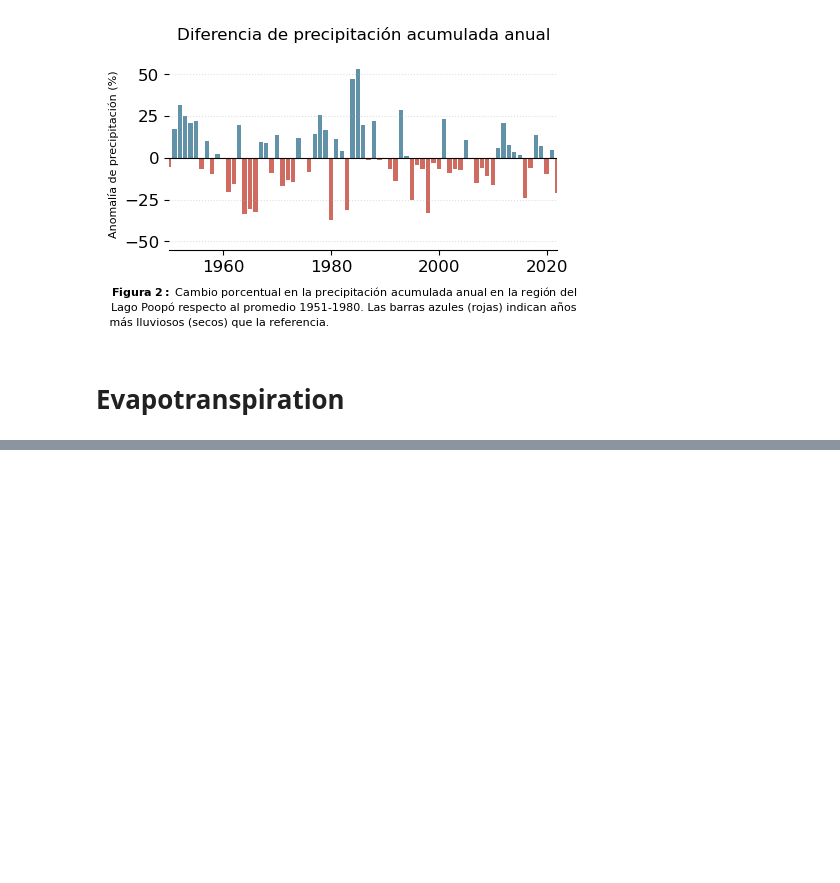
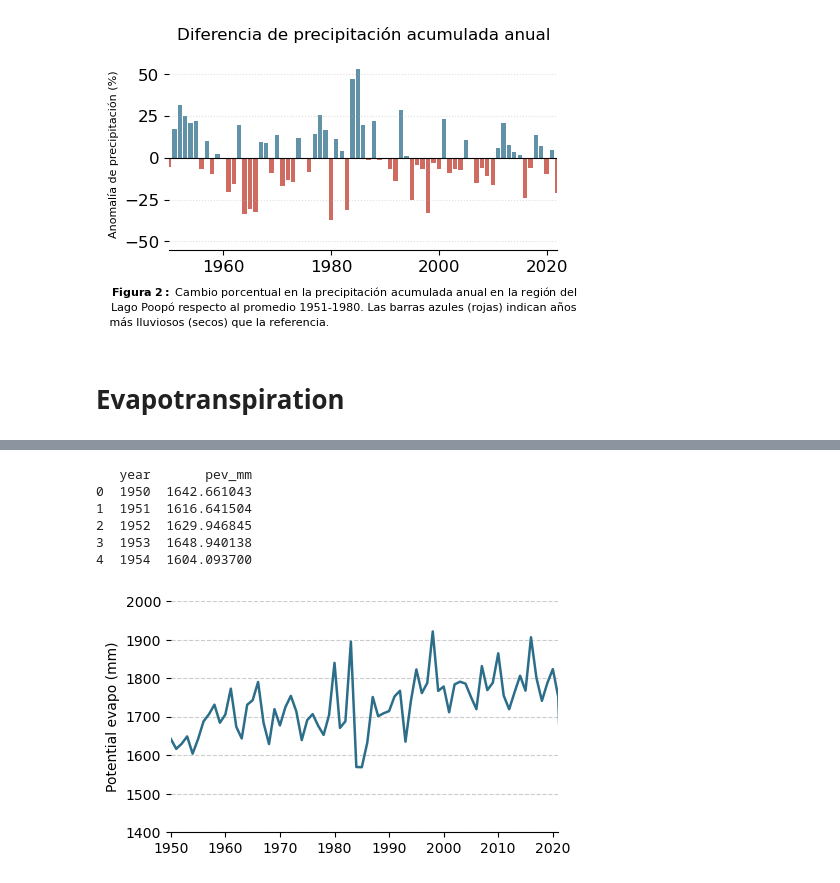
Before and after one commit to nayuAlv/Lake_Poopo, a Jupyter notebook: lake_analysis_cds.ipynb, the cells around one changed output, grey strips where cells are left out. Saved outputs shown, nothing was run; the diff lists cells and outputs as text; code cells hidden in the pictures; blank space fills up the shorter version.

Commit message:
Add potential evapo plot

```diff
--- a/lake_analysis_cds.ipynb
+++ b/lake_analysis_cds.ipynb
@@ -329,0 +354,43 @@ plt.show()
+# %%
+pev = xr.open_dataset(target_nc)
+# Monthly accumulation in mm
+monthly_pev = cds.era5_monthly_to_mm(pev, "pev", -1000)
+monthly_pev.to_csv( data_processed / "era5_land_pev_poopo_monthly.csv", index=False)
+annual_pev = (monthly_pev.groupby(monthly_pev["valid_time"].dt.year)[f"pev_mm"].sum().reset_index().rename(columns={"valid_time":"year"}))
+print(annual_pev.head())
+annual_pev.to_csv( data_processed / "era5_land_tp_poopo_annual.csv", index=False)
+# %% [output]
+   year       pev_mm
+0  1950  1642.661043
+1  1951  1616.641504
+2  1952  1629.946845
+3  1953  1648.940138
+4  1954  1604.093700
+# %%
+
+
+
+fig, ax1 = plt.subplots(figsize=(5, 3))
+
+ax1.plot(annual_pev["year"], annual_pev["pev_mm"], color="#2C6E8A", linewidth=1.8)
+ax1.set_ylabel("Potential evapo (mm)", fontsize = 10)
+ax1.grid(axis="y", linestyle=":", alpha=0.4)
+ax1.set_xlim(1950, 2021)
+ax1.set_ylim(1400, 2000)
+ax1.grid(
+    axis='y',
+    linestyle='--',
+    linewidth=0.8,
+    color='gray',
+    alpha=0.4
+)
+ax1.spines['top'].set_visible(False)
+ax1.spines['right'].set_visible(False)
+ax1.spines['left'].set_alpha(0)
+ax1.spines['bottom'].set_alpha(1)
+
+path_to_save = project_root / "figures" / "pev_era5_land.png"
+#plt.savefig(path_to_save, dpi=150, bbox_inches="tight")
+plt.show()
+# %% [output]
+[figure, added]
```
Also changed, not shown: parts of 2 cells of this notebook, 2 other files.
